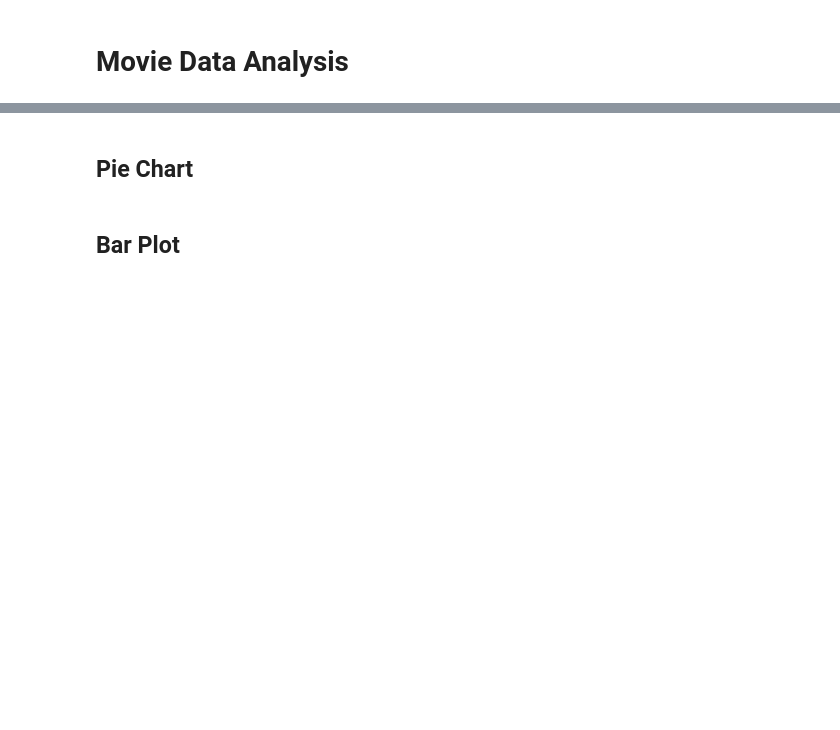
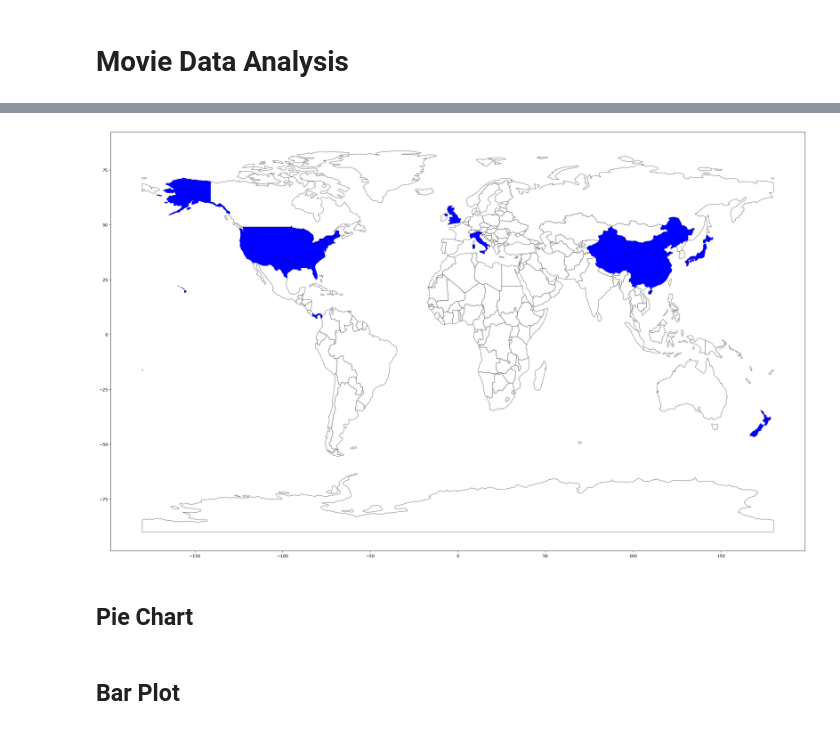
Before and after one commit to Mitajoshi/BC-Project-1, a Jupyter notebook: movie_analysis.ipynb, the cells around one changed output, grey strips where cells are left out. Drawn from its saved outputs; the diff is of its cells as text; code cells hidden in the pictures; blank space fills up the shorter version.

```diff
--- a/movie_analysis.ipynb
+++ b/movie_analysis.ipynb
@@ -398,5 +398,21 @@ movie_list.head()
 # %%
 # Create a new "Year" column from the "release date" by making a new df converting to datetime
+
 movie_list["release_date"] = pd.to_datetime(movie_list["release_date"])
-# Add a delay (1 second)
-# time.sleep(1)  # Sleep for 1 second before next cell
+movie_list["Year"] = movie_list["release_date"].dt.year
+
+for i in range(len(movie_list["Year"])):
+    if movie_list.loc[i, "Year"]*0 != 0:
+        movie_list.loc[i, "Year"] = np.nan
+        print(f"NaN value found at index: {i}")
+        print(movie_list.loc[i, "Year"])
+
+
+
+# for index, row in movie_list.iterrows():
+#     try:
+#         movie_list.loc[index, "Year"] = movie_list.loc[index, "release_date"].dt.year
+#         movie_list.loc[index, "Year"] = movie_list.loc[index, "Year"].astype(int)
+#     except:
+#         movie_list.loc[index, "Year"] = movie_list.loc[index, "Year"] = np.nan
+movie_list["Year"].dropna()
@@ -419,11 +432,0 @@ array([2010., 2014., 2012., 1988., 1993., 1998., 2000., 2004., 1995.,
-# %%
-movie_list["Year"] = movie_list["release_date"].dt.year
-
-for i in range(len(movie_list["Year"])):
-    if movie_list.loc[i, "Year"].dtype != 'float64':
-        movie_list.loc[i, "Year"] = np.nan
-
-movie_list["Year"].dropna()
-movie_list["Year"] = movie_list["Year"].astype(int)
-# Add a delay (1 second)
-# time.sleep(1)  # Sleep for 1 second before next cell
@@ -580,13 +841,13 @@ countries
 # %%
 # # MAP TIME
 # # Import dependencies needed for world map visualizations
-# import matplotlib.pyplot as plt
-# import hvplot.pandas
-# import geoviews
-# import geopandas
+import matplotlib.pyplot as plt
+import hvplot.pandas
+import geoviews
+import geopandas
 
 # Load the world map GeoDataFrame
-# world = geopandas.read_file(geopandas.datasets.get_path('naturalearth_lowres'))
+world = geopandas.read_file(geopandas.datasets.get_path('naturalearth_lowres'))
 # Filter the GeoDataFrame to select the list of top 10 grossing films' production countries
 
 country_data = []
@@ -598,17 +877,21 @@ print(country_data)
 # %%
 # Create a base world map
 world.plot(color='w', figsize=(30, 20), edgecolor='black', aspect="auto", linewidth=0.5)
 
 # Assign ascending indices to the length of the list
 indexed_list = list(enumerate(countries))
 
 # Extract the indices
 indices = [index for index, word in indexed_list]
 
 # Plot the United States in a different color
 
+colors = plt.cm.Paired(range(len(production_countries)))
+
 for i in range(len(country_data)):
     for_alpha=(0.1*float(indices[i]))+0.2
-    country_data[i].plot(color='blue', alpha=for_alpha, aspect='1.25', ax=plt.gca())
+    country_data[i].plot(color='blue', alpha=1, aspect='1.25', ax=plt.gca())
 
 plt.show()
+# %% [output]
+[figure, added]
```
Also changed, not shown: parts of 33 cells of this notebook.
